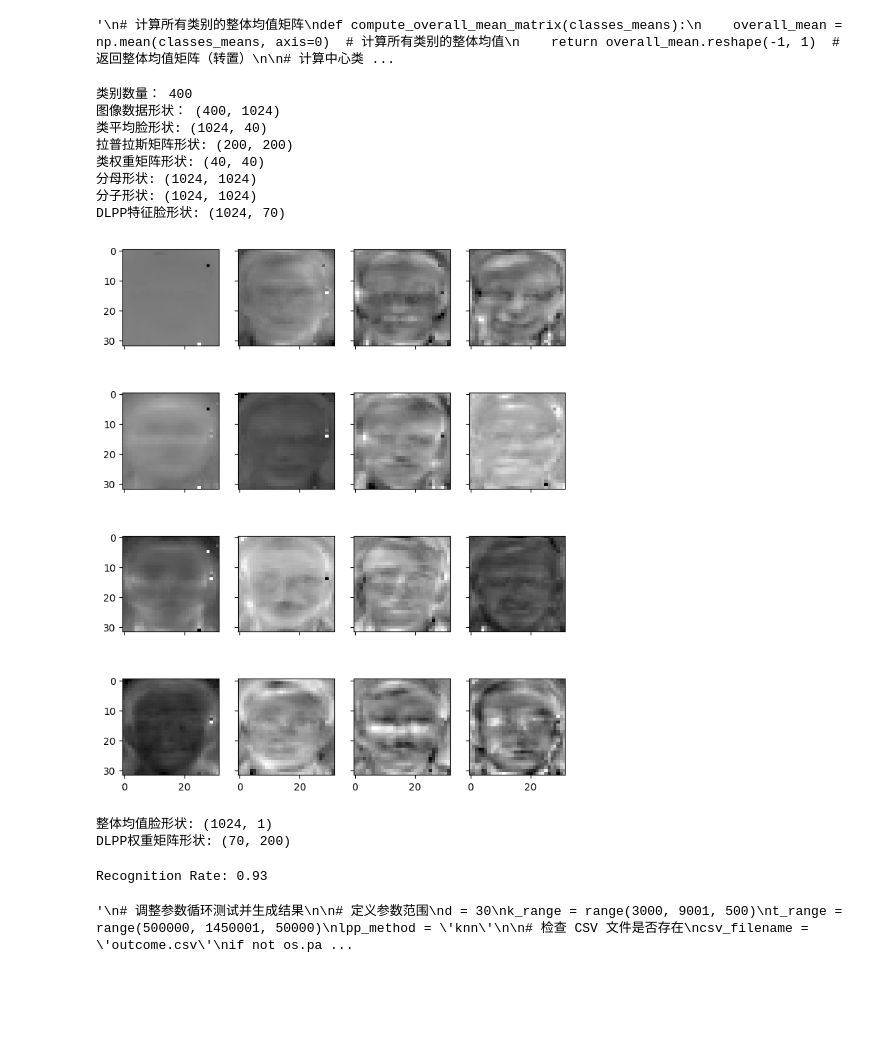
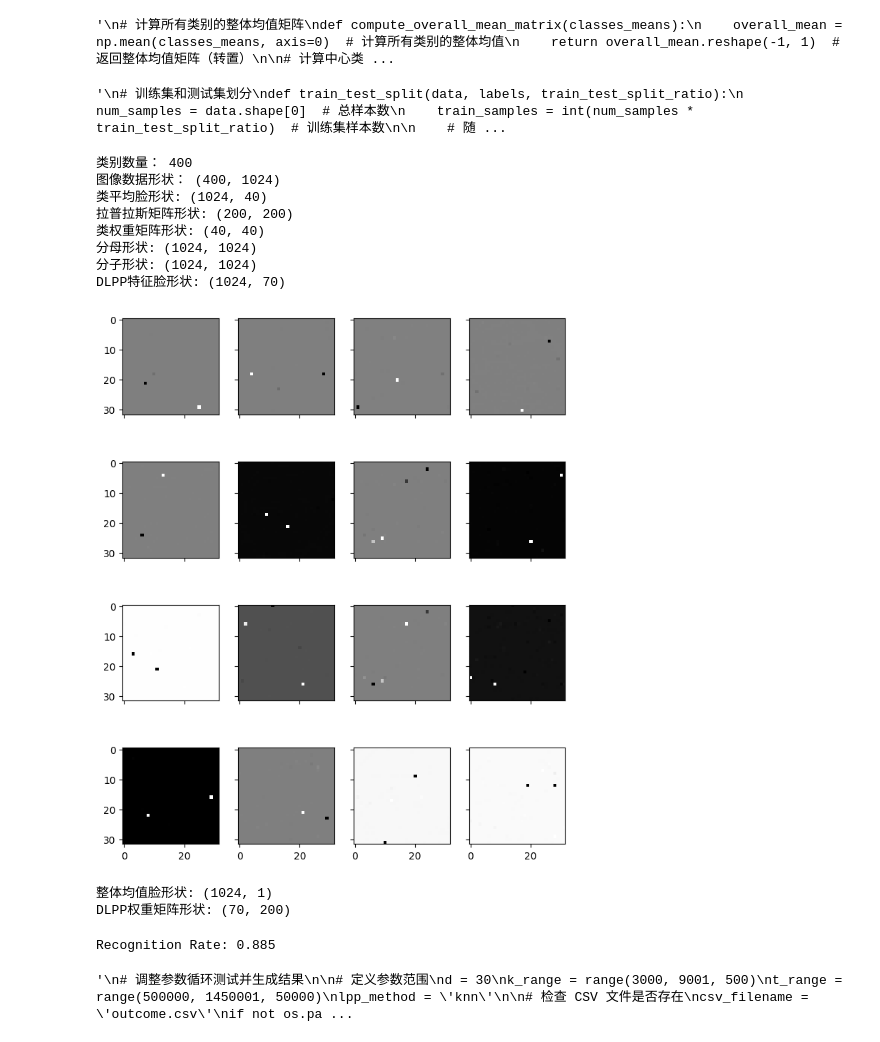
Before and after one commit to TonyHuang6666/Manifold-Learning, a Jupyter notebook: Discriminant Locality Preserving Projection/DLPP-Face Recognition.ipynb, the cells around one changed output. Cells and saved outputs as stored; diff of their text form; code cells hidden in the pictures; blank space fills up the shorter version.

Commit message:
Epsilon邻域方法70,300,60000 88.5%

```diff
--- a/Discriminant Locality Preserving Projection/DLPP-Face Recognition.ipynb
+++ b/Discriminant Locality Preserving Projection/DLPP-Face Recognition.ipynb
@@ -27,12 +27,20 @@ def knn_graph(Data, method, k):
     return knn_adjacency_matrix, distances
 
 # 以每个点到其他所有点的平均值作为每个数据点的平均邻域半径
-def compute_avg_radius(Data, distances):
-    n = Data.shape[0] # 数据集的大小
+def compute_avg_radius(n, distances):
     radius = np.zeros(n) # 存储每个数据点的平均邻域半径
     for i in range(n): # 计算每个数据点的平均邻域半径
         avg_radius = np.mean(distances[i]) # 每个数据点到其他所有点的平均值
         radius[i] = avg_radius # 存储每个数据点的平均邻域半径
+    return radius
+
+# 以将距离从小到大排序后的第k个距离作为每个数据点的半径
+def compute_k_maximun_radius(n, distances, k):
+    radius = np.zeros(n)
+    sorted_distances = np.sort(distances, axis=1)  # 对距离矩阵的每一行进行排序
+    for i in range(n):
+        # 选取第k个距离作为半径
+        radius[i] = sorted_distances[i, k]
     return radius
 
 # 计算k最近邻索引矩阵或epsilon邻接矩阵
@@ -43,7 +51,7 @@ def compute_neighborhood_matrix(Data, method, k):
         return knn_adjacency_matrix, distances
     elif method == 'epsilon':
         adjacency_matrix = np.zeros((n, n))
-        radius = compute_avg_radius(Data, distances)  # 计算每个数据点的邻域半径
+        radius = compute_k_maximun_radius(n, distances, k)  # 计算每个数据点的邻域半径
         for i in range(n):  # 对于数据集中的每个样本点 i
             distances = np.sqrt(np.sum((Data[i] - Data) ** 2, axis=1))
             neighbors = []
@@ -224,7 +232,7 @@ def read_images(dataset_dir, target_size=(32, 32)):
             data.append(img.flatten())  # 将图像展平并添加到数据列表中
             labels.append(int(class_dir))  # 将类别标签添加到标签列表中
     return np.array(data), np.array(labels).reshape(-1, 1), faceshape  # 返回图像数据和标签
-'''
+
 # 训练集和测试集划分
 def train_test_split(data, labels, train_test_split_ratio):
     train_data, train_labels, test_data, test_labels = [], [], [], []
@@ -272,6 +280,9 @@ def train_test_split(data, labels, train_test_split_ratio):
     test_labels = labels[train_samples:]
 
     return train_data, train_labels, test_data, test_labels
+'''
+# %% [output]
+'\n# 训练集和测试集划分\ndef train_test_split(data, labels, train_test_split_ratio):\n    num_samples = data.shape[0]  # 总样本数\n    train_samples = int(num_samples * train_test_split_ratio)  # 训练集样本数\n\n    # 随 ...
 # %%
 def test_image(i, faceshape, overall_mean, train_labels, train_data, test_labels, query, dlpp_eigenfaces, dlpp_weight_matrix):
     # 计算测试图像的权重向量
@@ -323,31 +334,31 @@ def read_images1(dataset_dir, target_size=(32, 32)):
 # %%
 dataset = "ORL"
 data, labels, faceshape = read_images(dataset)
 print("类别数量：", len(labels))
 print("图像数据形状：", data.shape)
 train_data, train_labels, test_data, test_labels = train_test_split(data, labels, train_test_split_ratio=0.5)
 d = 70
-k = 600
+k = 300
 t = 60000
-lpp_method = 'knn'  # 'knn'或'epsilon'
+lpp_method = 'epsilon'  # 'knn'或'epsilon'
 dlpp_eigenfaces = DLPP(train_data, train_labels, d, lpp_method, k, t)
 print("DLPP特征脸形状:", dlpp_eigenfaces.shape)
 ShowEigenface(dlpp_eigenfaces, faceshape)
 
 overall_mean = np.mean(train_data, axis=0).reshape(-1, 1)
 print("整体均值脸形状:", overall_mean.shape)
 dlpp_weight_matrix = np.dot(dlpp_eigenfaces.T, train_data.T- overall_mean)
 print("DLPP权重矩阵形状:", dlpp_weight_matrix.shape)
 # %% [output]
 类别数量： 400
 图像数据形状： (400, 1024)
 类平均脸形状: (1024, 40)
 拉普拉斯矩阵形状: (200, 200)
 类权重矩阵形状: (40, 40)
 分母形状: (1024, 1024)
 分子形状: (1024, 1024)
 DLPP特征脸形状: (1024, 70)
-[figure, old version]
+[figure, new version]
 整体均值脸形状: (1024, 1)
 DLPP权重矩阵形状: (70, 200)
 # %%
@@ -363,7 +374,7 @@ for i in range(test_data.shape[0]):
 rate = right_times / (right_times + wrong_times)
 print(f"Recognition Rate: {rate}")
 # %% [output]
-Recognition Rate: 0.93
+Recognition Rate: 0.885
 # %%
 """
 # 调整参数循环测试并生成结果
```
Also changed, not shown: 1 other file.
